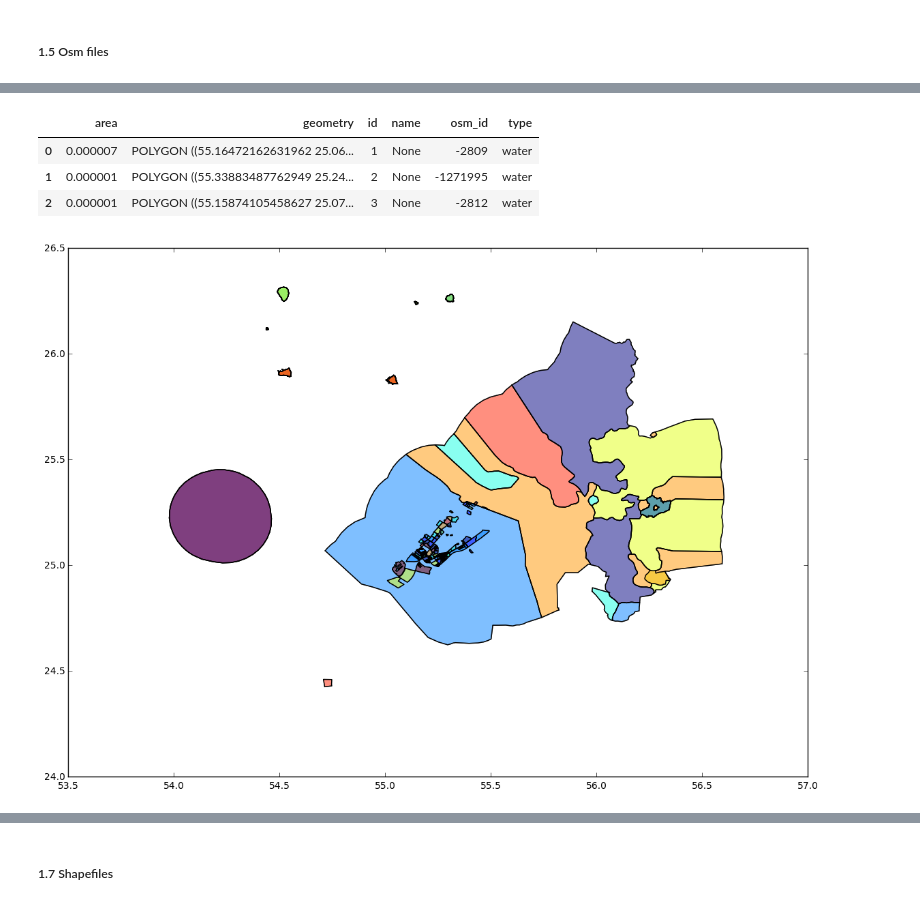
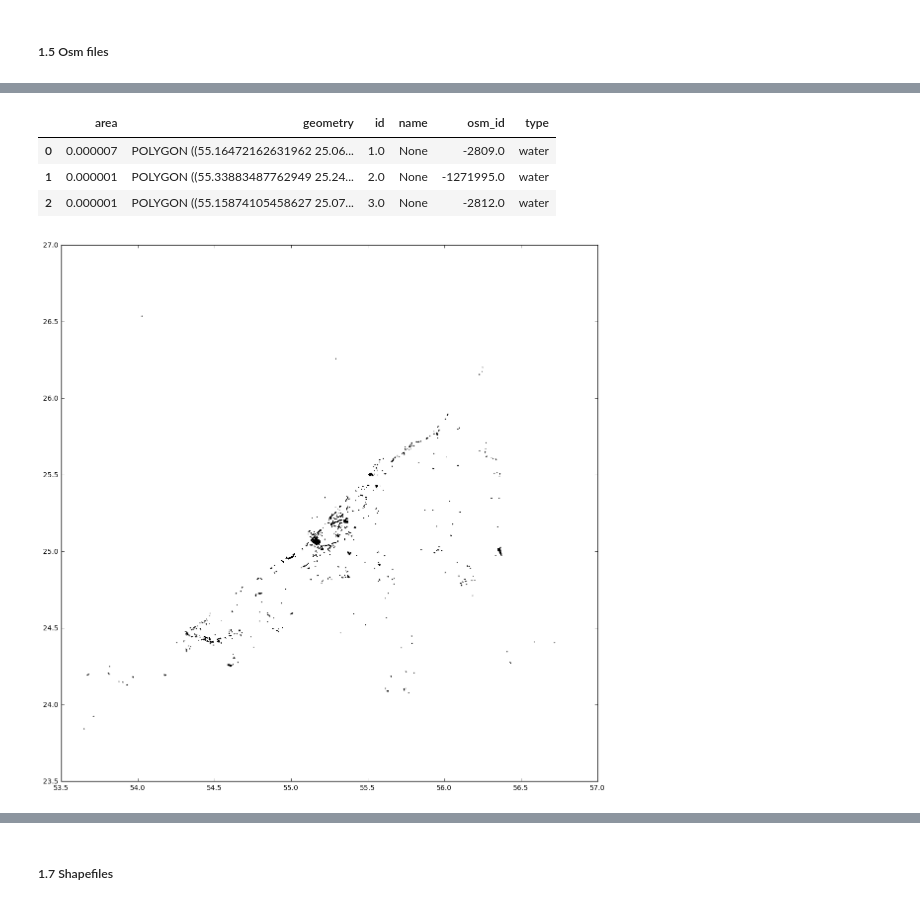
Before and after one commit to OlgaBelitskaya/data-analyst-nd002, a Jupyter notebook: Data_Analyst_ND_Project3/Data_Analyst_ND_Project3_Dubai-AbuDhabi.ipynb, the cells around one changed output, grey strips where cells are left out. Drawn from its saved outputs; the diff is of its cells as text; code cells hidden in the pictures.

```diff
--- a/Data_Analyst_ND_Project3/Data_Analyst_ND_Project3_Dubai-AbuDhabi.ipynb
+++ b/Data_Analyst_ND_Project3/Data_Analyst_ND_Project3_Dubai-AbuDhabi.ipynb
@@ -40,3 +40,27 @@ import cerberus
 import json
 # %%
 import codecs
+# %%
+hide_code = ''
+HTML('''<script>
+code_show = true;
+function code_display() {
+  if (code_show) {
+    $('div.input').each(function(id) {
+      if (id == 0 || $(this).html().indexOf('hide_code') > -1) {
+        $(this).hide();
+      }
+    });
+    $('div.output_prompt').css('opacity', 0);
+  } else {
+    $('div.input').each(function(id) {
+      $(this).show();
+    });
+    $('div.output_prompt').css('opacity', 1);
+  }
+  code_show = !code_show
+}
+$( document ).ready(code_display);
+</script>
+<form action="javascript: code_display()"><input style="opacity: 100" type="submit"
+value="Click to show or to hide code cells"></form>''')
@@ -484,0 +549,8 @@ df_admin.head(3)
+# %%
+hide_code
+# Setup the size of the image
+matplotlib.rcParams['figure.figsize'] = (14, 14)
+# plt.figure(figsize=(14,14))
+# Print map
+df_admin.plot()
+plt.show()
@@ -491,0 +567,5 @@ df_roads.head(3)
+# %%
+hide_code
+matplotlib.rcParams['figure.figsize'] = (14, 14)
+df_roads.plot()
+plt.show()
@@ -492,16 +574,15 @@ df_roads.head(3)
 # %%
+hide_code
 df_waterareas.head(3)
 # %% [output]
 |  | area | geometry | id | name | osm_id | type |
-| 0 | 0.000007 | POLYGON ((55.16472162631962 25.06... | 1 | None | -2809 | water |
-| 1 | 0.000001 | POLYGON ((55.33883487762949 25.24... | 2 | None | -1271995 | water |
-| 2 | 0.000001 | POLYGON ((55.15874105458627 25.07... | 3 | None | -2812 | water |
+| 0 | 0.000007 | POLYGON ((55.16472162631962 25.06... | 1.0 | None | -2809.0 | water |
+| 1 | 0.000001 | POLYGON ((55.33883487762949 25.24... | 2.0 | None | -1271995.0 | water |
+| 2 | 0.000001 | POLYGON ((55.15874105458627 25.07... | 3.0 | None | -2812.0 | water |
 # %%
-# Setup the size of the image
-# matplotlib.rcParams['figure.figsize'] = (14, 14)
-plt.figure(figsize=(14,14))
-# Print map
-df_admin.plot()
+hide_code
+matplotlib.rcParams['figure.figsize'] = (14, 14)
+df_waterareas.plot()
 plt.show()
 # %% [output]
-[figure, old version]
+[figure, new version]
```
Also changed, not shown: parts of 116 cells of this notebook, 1 other file.
